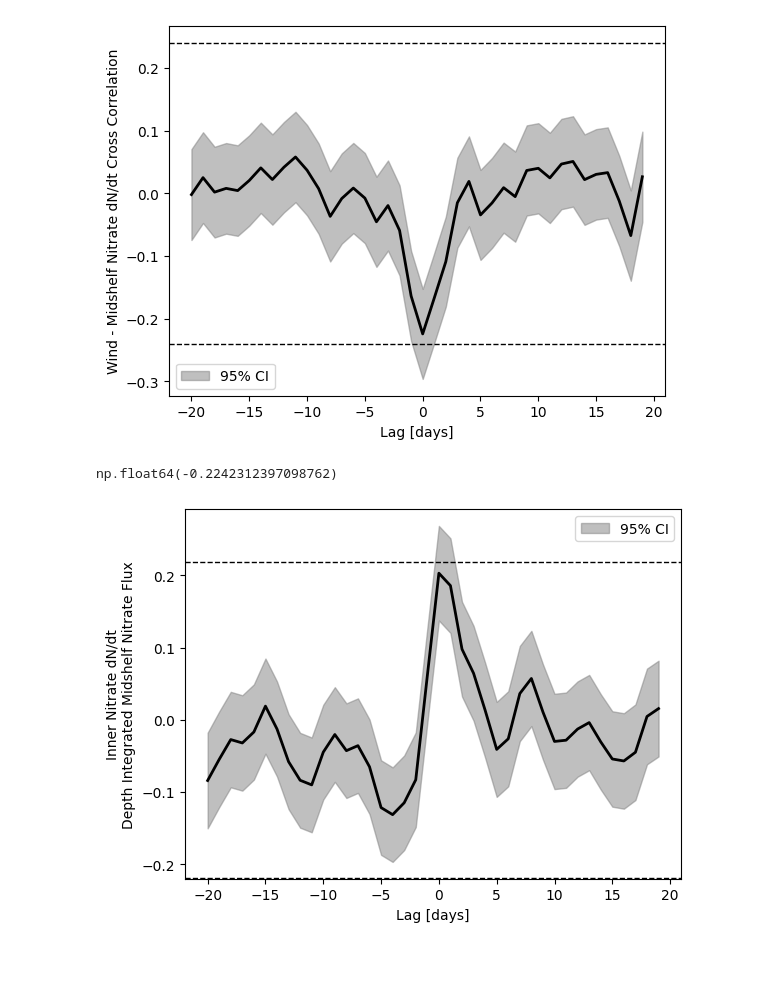
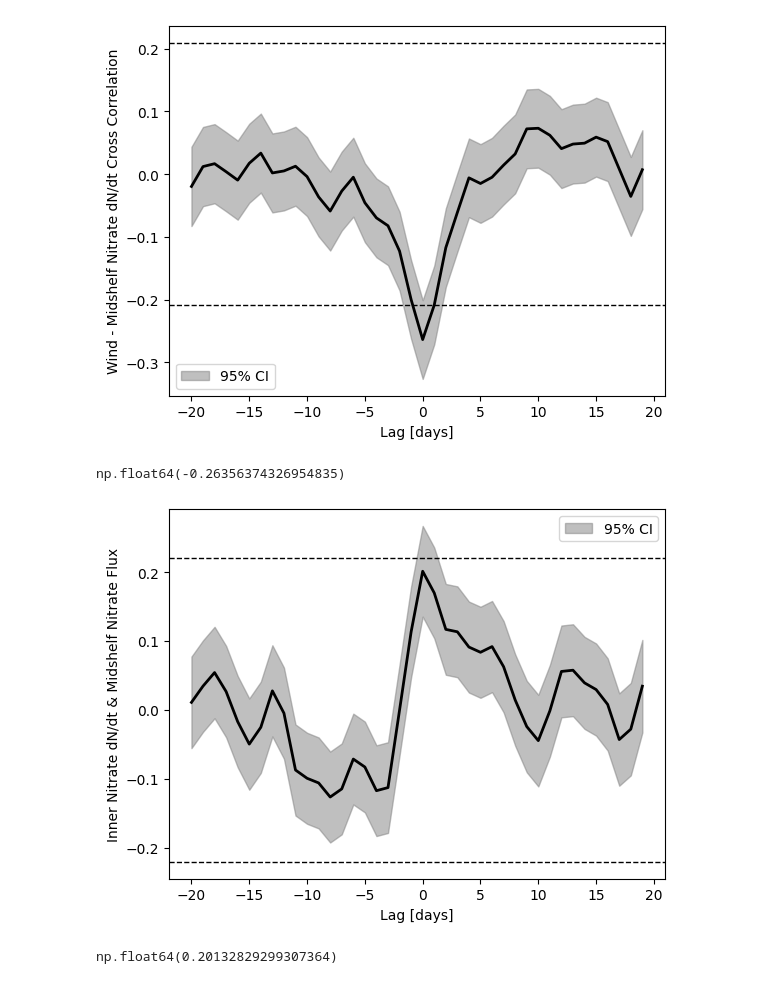
Before and after one commit to andrew-s28/shelf-nitrate-response-to-upwelling, a Jupyter notebook: notebooks/nitrate_budget.ipynb, the cells around one changed output. Cells and saved outputs as stored; diff of their text form; code cells hidden in the pictures.

Commit message:
update downstream analysis notebooks from updates in velocity and nitrate analyses in prior commit

```diff
--- a/notebooks/nitrate_budget.ipynb
+++ b/notebooks/nitrate_budget.ipynb
@@ -18,13 +15,13 @@ NOTEBOOK_DIR = Path().cwd().resolve()
 DATA_DIR = NOTEBOOK_DIR / "../data"
 FIGURES_DIR = NOTEBOOK_DIR / "../figures"
 INNER_NITRATE_PATH = (
-    DATA_DIR / "CE01ISSP/CE01ISSP_nitrate_binned_baseline_subtracted_2014-04-17_2025-07-26_with_dndt_resampled.nc"
+    DATA_DIR / "CE01ISSP/CE01ISSP_nitrate_binned_baseline_subtracted_2014-04-17_2023-09-17_with_dndt_resampled_v2.nc"
 )
 MIDSHELF_NITRATE_PATH = (
-    DATA_DIR / "CE02SHSP/CE02SHSP_nitrate_binned_baseline_subtracted_2015-03-18_2024-09-15_with_dndt_resampled.nc"
+    DATA_DIR / "CE02SHSP/CE02SHSP_nitrate_binned_baseline_subtracted_2015-03-18_2024-07-14_with_dndt_resampled_v2.nc"
 )
 WIND_PATH = DATA_DIR / "NDBC_46050/46050_wind_binned_with_w5d_w8d.nc"
-VEL_PATH = DATA_DIR / "NH10_Mooring_Data/nh10_hourly_data_1997_2021_rotated_filtered_streamwise_v5.nc"
+VEL_PATH = DATA_DIR / "NH10_Mooring_Data/nh10_hourly_data_1997_2024_rotated_filtered_streamwise_v5.2.nc"
 GEBCO_PATH = list(Path(DATA_DIR / "GEBCO/").glob("*.nc"))
 
 VELOCITY_VARIABLE = (
@@ -240,3 +124,23 @@ midshelf_nitrate_flux_depth_integrated_monthly_filtered = xr.DataArray(
+# %%
+# take the mean u * N and multiply by midshelf depth
+midshelf_nitrate_flux = (midshelf_nitrate.interp(depth=velocity["depth"])["nitrate"] * velocity["u_proj"]).mean(
+    dim="depth",
+) * 80
+midshelf_nitrate_flux = midshelf_nitrate_flux.rename("cross_shelf_flux")
+# make a dataarray of u_proj(z) * N(z) selected using the mean N(z) from each month
+midshelf_nitrate_monthly_flux = xr.merge(
+    [
+        (
+            velocity.where(velocity["time.month"] == month, drop=True)["u_proj"]
+            * midshelf_nitrate_monthly["mean"].interp(depth=velocity["depth"]).sel(month=month)
+        )
+        .rename("cross_shelf_flux")
+        .drop_vars("month")
+        .mean(dim="depth")
+        * 80
+        for month in range(4, 10)
+    ],
+)["cross_shelf_flux"]
 # %%
 def lagged_correlation(
     a: xr.DataArray,
@@ -383,6 +287,6 @@ np.float64(-0.5492850446075038)
 # %%
 tdelay = np.arange(-20, 20)
-flux_wind_lag_correlation, confint, n = lagged_correlation(
+correlation, confint, n = lagged_correlation(
     midshelf_nitrate["dndt_volume_integrated"],
     wind["coare_y"],
     tdelay,
@@ -390,38 +294,40 @@ flux_wind_lag_correlation, confint, n = lagged_correlation(
 
 plot_correlations(
     tdelay,
-    flux_wind_lag_correlation,
+    correlation,
     confint,
     n,
     xlabel="Lag [days]",
     ylabel="Wind - Midshelf Nitrate dN/dt Cross Correlation",
 )
 
-flux_wind_lag_correlation.min()
+correlation.min()
 # %% [output]
-[figure, old version]
+[figure, new version]
-np.float64(-0.2242312397098762)
+np.float64(-0.26356374326954835)
 # %%
-temp_flux, temp_inner, temp_mid = xr.align(
-    midshelf_nitrate_flux_depth_integrated_monthly,
-    inner_nitrate.dropna("depth", how="all"),
-    midshelf_nitrate.dropna("depth", how="all"),
+flux_al_inner, inner_al_flux = xr.align(
+    midshelf_nitrate_monthly_flux,
+    inner_nitrate["dndt_volume_integrated"],
 )
 
-flux_nitrate_lag_correlation, confint, n = lagged_correlation(
-    temp_flux,
-    (temp_inner["dndt_volume_integrated"]),
+correlation, confint, n = lagged_correlation(
+    flux_al_inner,
+    inner_al_flux,
     tdelay,
 )
 
 plot_correlations(
     tdelay,
-    flux_nitrate_lag_correlation,
+    correlation,
     confint,
     n,
     xlabel="Lag [days]",
-    ylabel="Inner Nitrate dN/dt\nDepth Integrated Midshelf Nitrate Flux",
+    ylabel="Inner Nitrate dN/dt & Midshelf Nitrate Flux",
 )
+
+correlation.max()
 # %% [output]
-[figure, old version]
+[figure, new version]
+np.float64(0.20132829299307364)
 # %%
```
Also changed, not shown: parts of 19 cells of this notebook, 5 other files.
